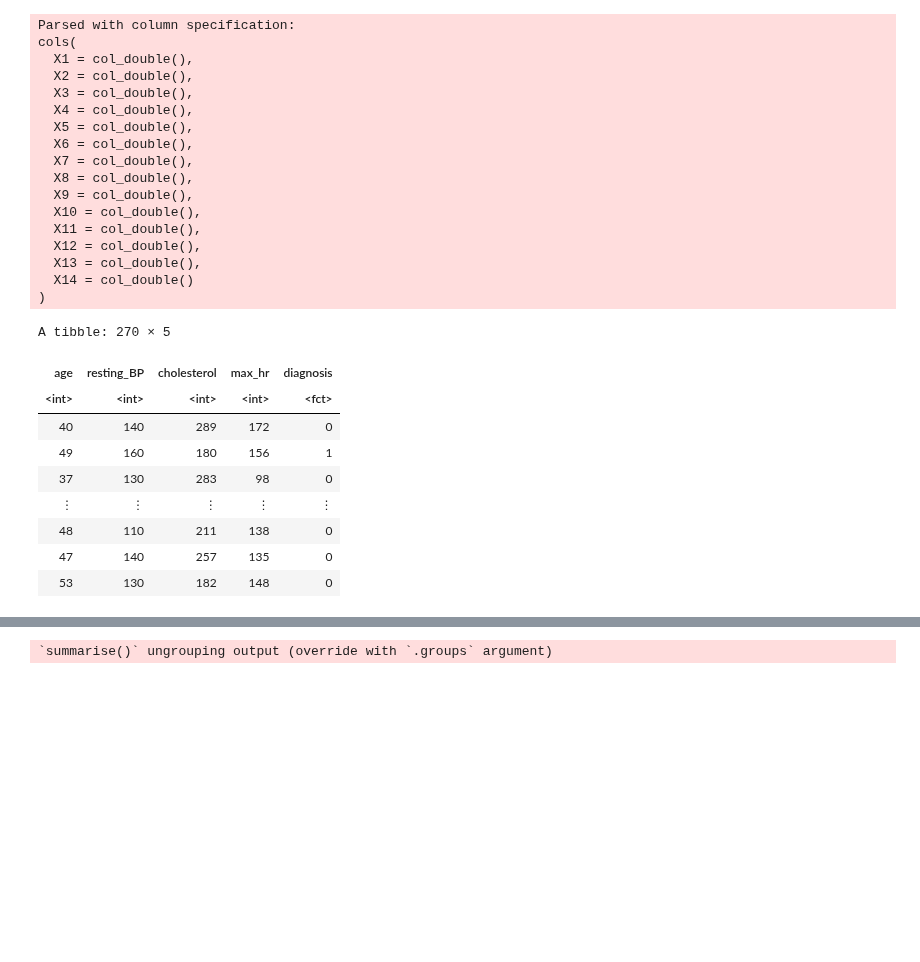
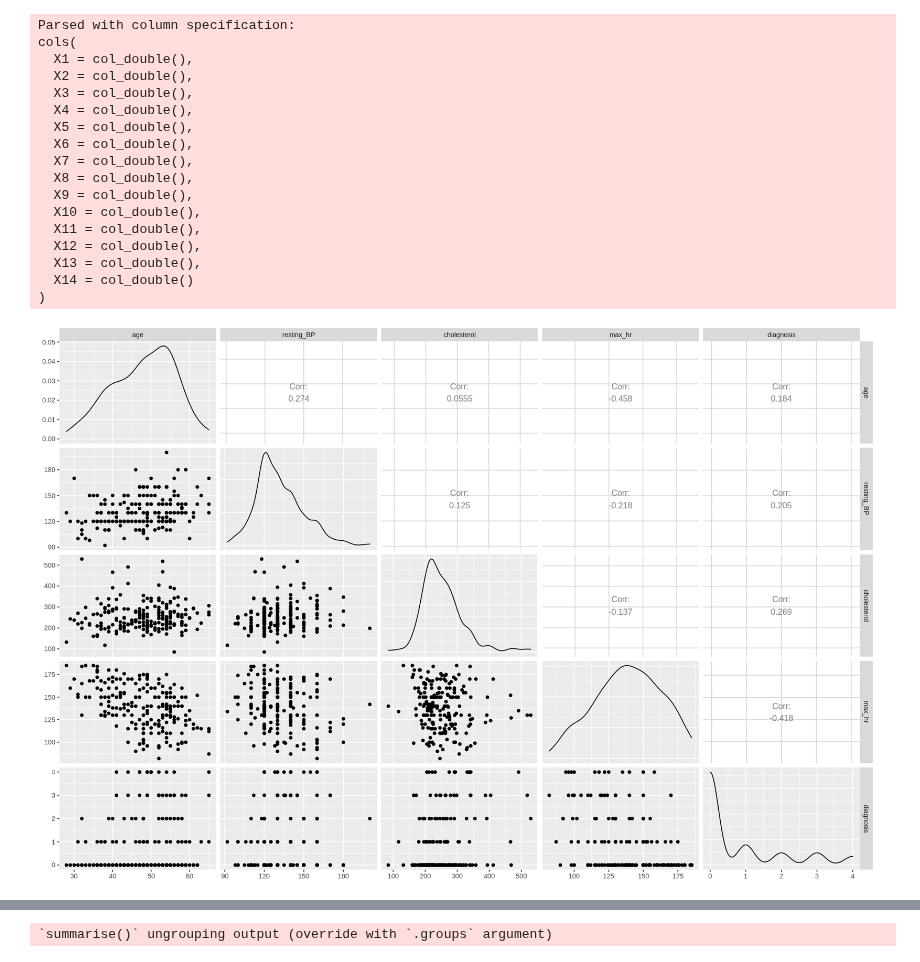
Before and after one commit to camirr/Heart-Disease-Data-Set-Case-Study, a Jupyter notebook: Project_report.ipynb, the cells around one changed output, grey strips where cells are left out. Saved outputs shown, nothing was run; the diff lists cells and outputs as text; code cells hidden in the pictures; blank space fills up the shorter version.

```diff
--- a/Project_report.ipynb
+++ b/Project_report.ipynb
@@ -64,9 +64,8 @@ cols(
   X14 = col_double()
 )
 # %%
-# Mutate the diagnosis to be factors, and age, resting_BP, cholesteral, max_hr to be integer
+# Mutate the age, resting_BP, cholesteral, and max_hr to be integer
 heart_disease <- heart_disease %>%
-                mutate(diagnosis = as.factor(diagnosis))%>%
                 mutate(age = as.integer(age))%>%
                 mutate(resting_BP = as.integer(resting_BP))%>%
                 mutate(cholesterol = as.integer(cholesterol))%>%
@@ -76,23 +75,21 @@ heart_disease <- heart_disease %>%
 heart_disease <- heart_disease %>%
                  mutate(across(where(is.numeric), ~na_if(., -9)))
 
-# Replace "1","2","3","4" as "1"
+# Select age, resting_BP, cholesteral, and mx_hr columns, remove any rows that contain NA
 heart_disease <- heart_disease %>%
-                    mutate(diagnosis = replace(diagnosis, diagnosis != "0", "1"))
-
-# Select age, resting_BP, cholesteral, and mx_hr columns, remove any rows that contain NA
-heart_disease_data <- heart_disease %>%
-                      select(age, resting_BP, cholesterol, max_hr, diagnosis) %>%
-                      na.omit()
-heart_disease_data
+                    select(age, resting_BP, cholesterol, max_hr, diagnosis) %>%
+                    na.omit()
-# %% [output]
-A tibble: 270 × 5
-| age | resting_BP | cholesterol | max_hr | diagnosis |
-| <int> | <int> | <int> | <int> | <fct> |
-| 40 | 140 | 289 | 172 | 0 |
-| 49 | 160 | 180 | 156 | 1 |
-| 37 | 130 | 283 | 98 | 0 |
-| ⋮ | ⋮ | ⋮ | ⋮ | ⋮ |
-| 48 | 110 | 211 | 138 | 0 |
-| 47 | 140 | 257 | 135 | 0 |
-| 53 | 130 | 182 | 148 | 0 |
+# %%
+# Set the seed
+set.seed(999)
+
+# Split data and create a training set (only use to create ggpairs scatterplot)
+heart_disease_split <- initial_split(heart_disease, prop = 0.75, strata = diagnosis)
+heart_disease_train_ggpairs <- training(heart_disease_split)
+
+# Create a ggpairs scatterplot of all the columns we are interested in including in our model
+options(repr.plot.width = 15, repr.plot.height = 10)
+heart_disease_eda <- ggpairs(heart_disease_train_ggpairs)
+heart_disease_eda
+# %% [output]
+[figure, added]
```
Also changed, not shown: parts of 32 cells of this notebook.
